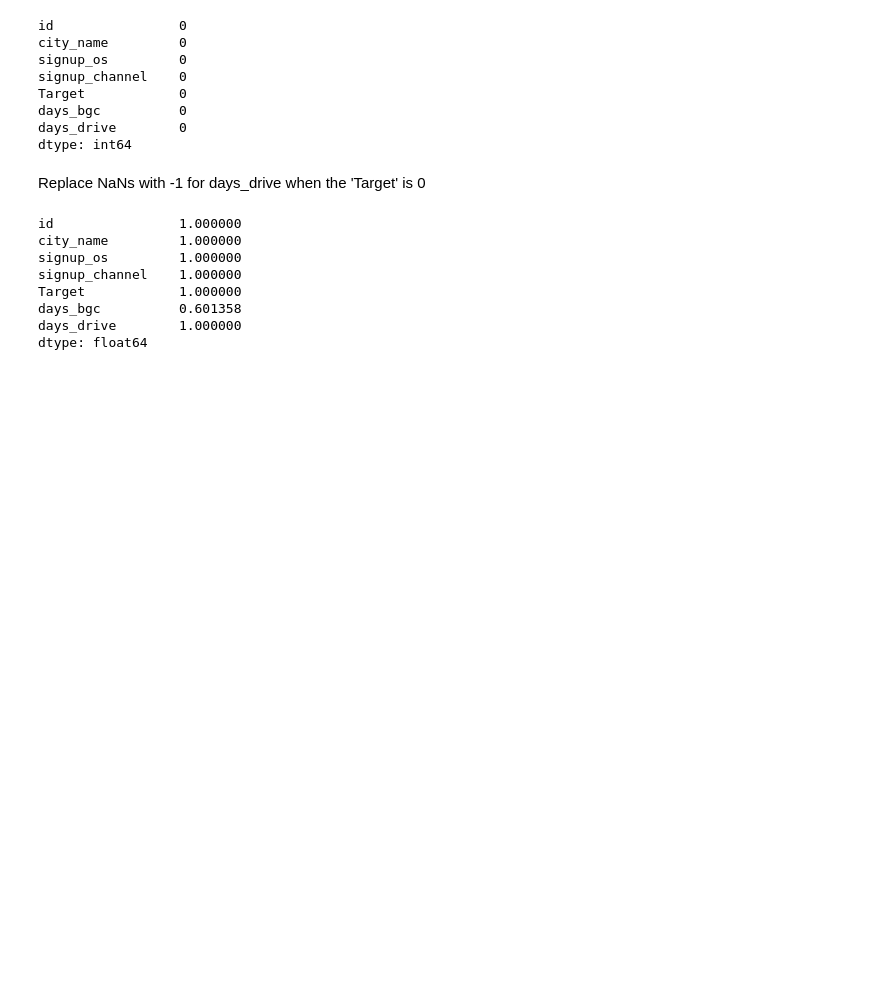
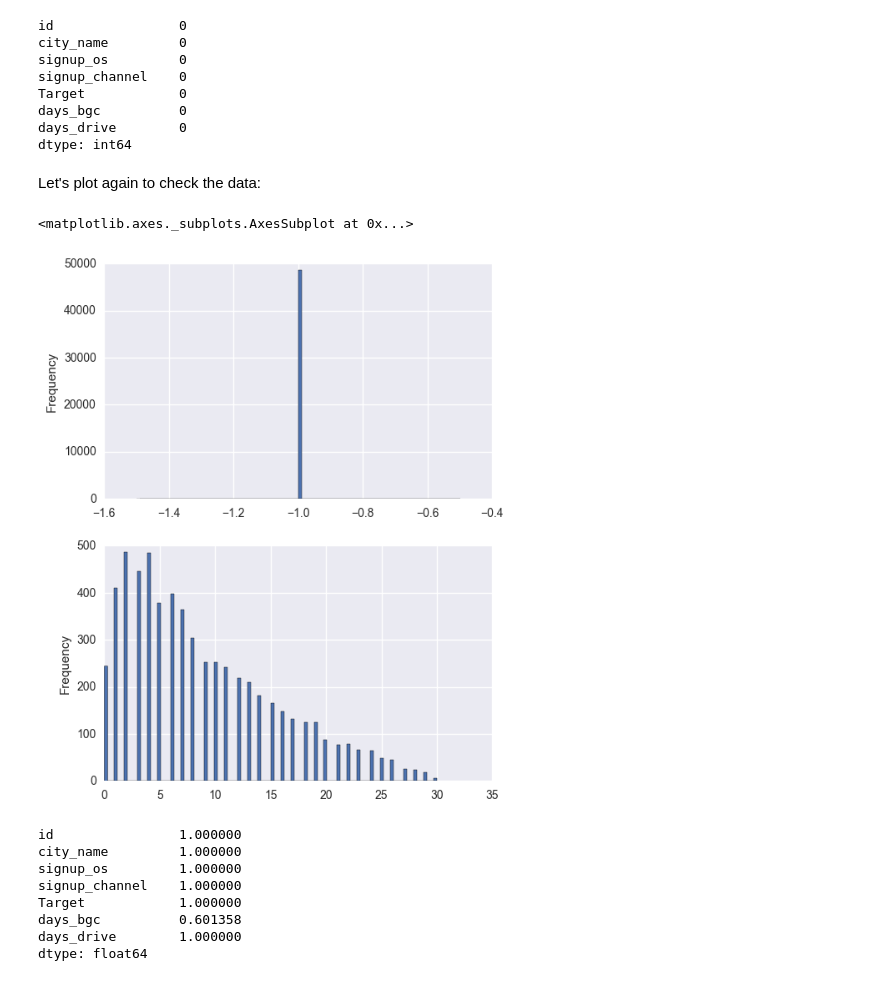
Before and after one commit to pappakrishnan/Driver-signup-modeling-and-prediction, a Jupyter notebook: Driver_signup_modeling_and_prediction.ipynb, the cells around one changed output. Saved outputs shown, nothing was run; the diff lists cells and outputs as text; code cells hidden in the pictures; blank space fills up the shorter version.

```diff
--- a/Driver_signup_modeling_and_prediction.ipynb
+++ b/Driver_signup_modeling_and_prediction.ipynb
@@ -424,6 +486,7 @@ Drop rows with days_drive as negative and Target = 1
 # %%
 index_drop = dat.ix[(dat.Target == 1) & (dat.days_drive < 0)].index.values
-dat.drop( dat.index[index_drop], inplace = True ).reset_index(drop = True)
+dat.drop( dat.index[index_drop], inplace = True )
+dat = dat.reset_index(drop = True)
 # %%
 dat.ix[ (dat.Target == 1) & (dat.days_drive < 0)].count()
 # %% [output]
@@ -435,10 +498,15 @@ Target            0
 days_bgc          0
 days_drive        0
 dtype: int64
-# %% [markdown]
-Replace NaNs with -1 for days_drive when the 'Target' is 0
-# %%
-dat.ix[ dat.Target == 0, 'days_drive' ] = -1
+# %% [markdown]
+Let's plot again to check the data:
+# %%
+fig, (ax1, ax2) = plt.subplots(2, figsize = (6, 8) )
+dat.ix[ dat.Target == 0, 'days_drive'].plot.hist(bins = 100, ax = ax1 )
+dat.ix[ dat.Target == 1, 'days_drive'].plot.hist(bins = 100, ax = ax2 )
+# %% [output]
+<matplotlib.axes._subplots.AxesSubplot at 0x...>
+[figure, added]
 # %%
 dat.count() / len(dat)
 # %% [output]
```
Also changed, not shown: parts of 209 cells of this notebook.
